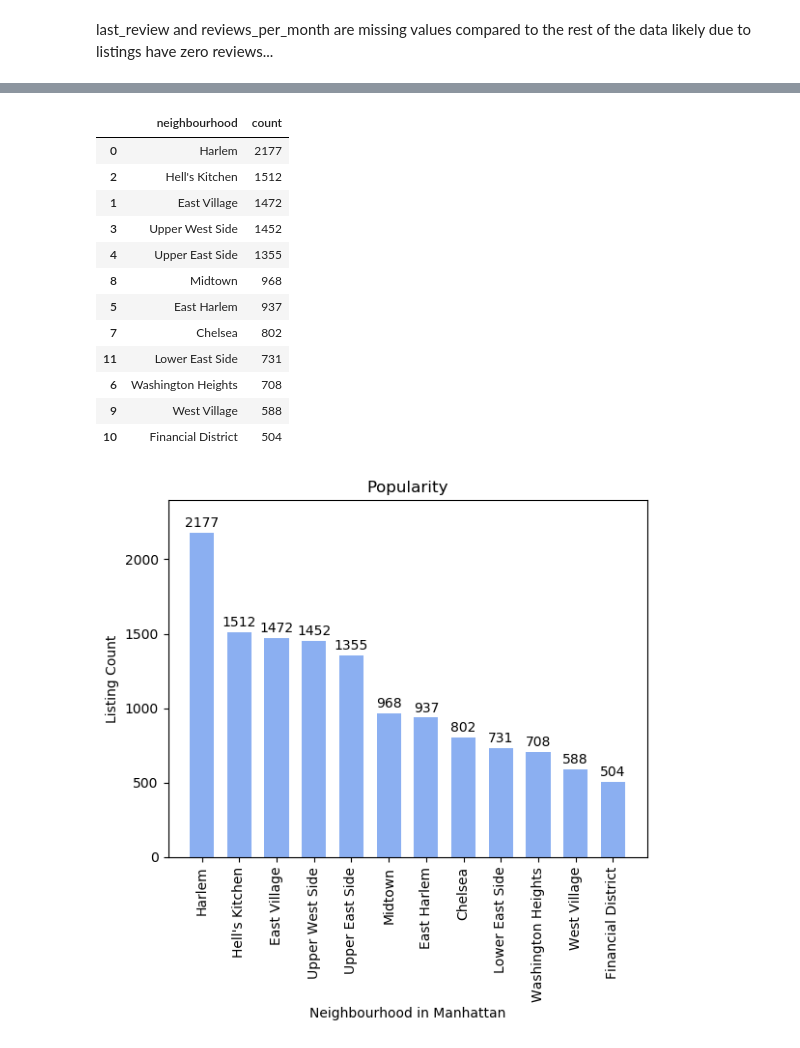
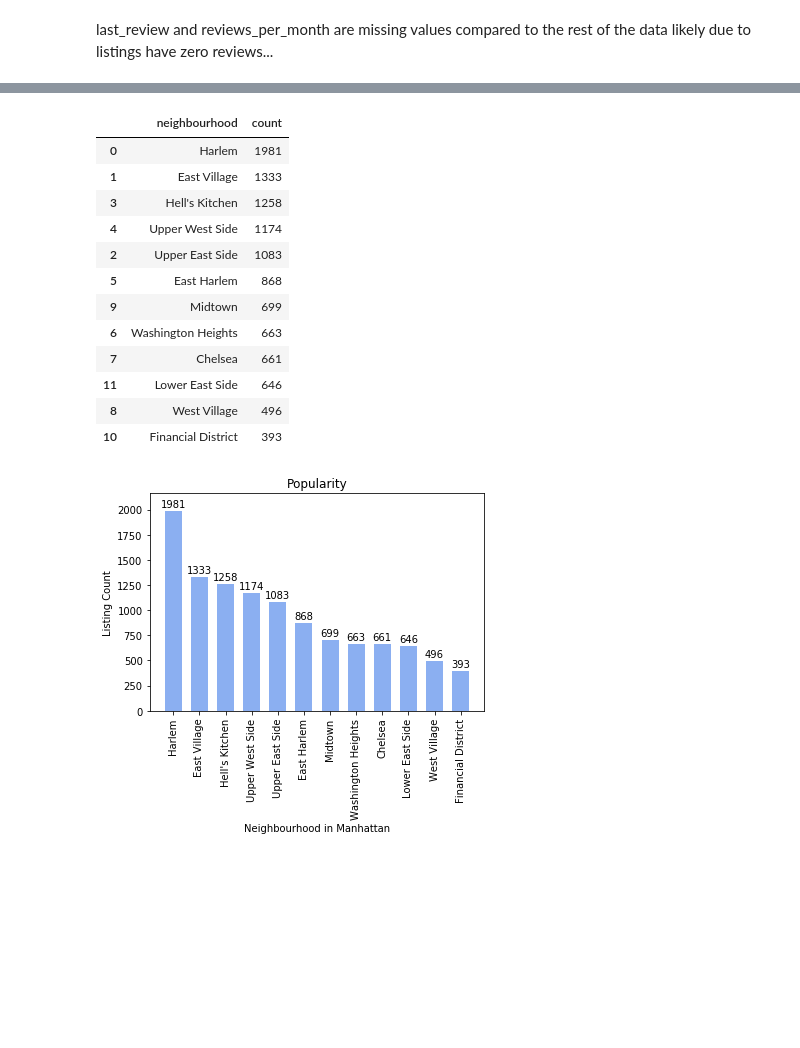
Before and after one commit to alexturkmen/Airbnb-New-York-Renterpreneurs, a Jupyter notebook: Manhattan.ipynb, the cells around one changed output, grey strips where cells are left out. Saved outputs shown, nothing was run; the diff lists cells and outputs as text; code cells hidden in the pictures; blank space fills up the shorter version.

```diff
--- a/Manhattan.ipynb
+++ b/Manhattan.ipynb
@@ -91,3 +81,0 @@ See the caveats in the documentation: https://pandas.pydata.org/pandas-docs/stab
-# %%
-manhattan_airbnb_df['last_review'] = manhattan_airbnb_df['last_review'].replace(np.nan, '9999-12-31') # last_review is a string
-manhattan_airbnb_df
@@ -112,0 +105,3 @@ See the caveats in the documentation: https://pandas.pydata.org/pandas-docs/stab
+# %%
+manhattan_airbnb_df = manhattan_airbnb_df.loc[(manhattan_airbnb_df['price'] <= 407.5) & (manhattan_airbnb_df['minimum_nights'] <= 13.5) & (manhattan_airbnb_df['number_of_reviews'] > 0)]
+manhattan_airbnb_df
@@ -113,17 +122,17 @@ See the caveats in the documentation: https://pandas.pydata.org/pandas-docs/stab
 # %%
-price_bins = [0,49.9,99.9,149.9,249.9,499.9,10001]
-price_bin_names = ['0-49','50-99','100-149','150-249','250-499','>500']
+price_bins = [0,49.9,99.9,149.9,249.9,399.9,10001]
+price_bin_names = ['0-49','50-99','100-149','150-249','250-399','>400']
 
 manhattan_airbnb_df['price range'] = pd.cut(manhattan_airbnb_df['price'],price_bins,labels=price_bin_names)
 
 # Getting rid of 3 elements; 1. Properties with overnight accomodation prices >1000
 # 2. Properties with overnight stays > 30
 # 3. Properties with 0 reviews
-manhattan_airbnb_df_1000 = manhattan_airbnb_df.loc[manhattan_airbnb_df['price'] <= 1000]
-manhattan_airbnb_df_1000 = manhattan_airbnb_df_1000.loc[manhattan_airbnb_df_1000['minimum_nights'] <= 30]
-manhattan_airbnb_df_1000 = manhattan_airbnb_df_1000.loc[manhattan_airbnb_df_1000['number_of_reviews'] > 0]
+# manhattan_airbnb_df_1000 = manhattan_airbnb_df.loc[manhattan_airbnb_df['price'] <= 1000]
+# manhattan_airbnb_df_1000 = manhattan_airbnb_df_1000.loc[manhattan_airbnb_df_1000['minimum_nights'] <= 30]
+# manhattan_airbnb_df_1000 = manhattan_airbnb_df_1000.loc[manhattan_airbnb_df_1000['number_of_reviews'] > 0]
 
-neighbourhood_by_count = manhattan_airbnb_df_1000[['neighbourhood', 'room_type', 'price range','number_of_reviews','minimum_nights','min_price_to_stay']].groupby(['neighbourhood', 'room_type', 'price range']).agg(['count', 'mean', 'min', 'max'])
+neighbourhood_by_count = manhattan_airbnb_df[['neighbourhood', 'room_type', 'price range','number_of_reviews','minimum_nights','min_price_to_stay']].groupby(['neighbourhood', 'room_type', 'price range']).agg(['count', 'mean', 'min', 'max'])
 neighbourhood_by_count = neighbourhood_by_count.sort_values(by=('number_of_reviews', 'count'), ascending=False)
 
 neighbourhood_by_count.head(25)
@@ -163,7 +172,7 @@ manhattan_neighbourhood_listing_count = []
 
 
 for n in manhattan_neighbourhood_by_popularity:
-    count = len(manhattan_airbnb_df_1000.loc[manhattan_airbnb_df_1000['neighbourhood'] == n])
+    count = len(manhattan_airbnb_df.loc[manhattan_airbnb_df['neighbourhood'] == n])
     manhattan_neighbourhood_listing_count.append(count)
 
 listing_count_by_neighbourhood_df = pd.DataFrame({
@@ -175,53 +184,53 @@ listing_count_by_neighbourhood_df = listing_count_by_neighbourhood_df.sort_value
 listing_count_by_neighbourhood_df
 # %% [output]
 |  | neighbourhood | count |
-| 0 | Harlem | 2177 |
-| 2 | Hell's Kitchen | 1512 |
-| 1 | East Village | 1472 |
-| 3 | Upper West Side | 1452 |
-| 4 | Upper East Side | 1355 |
-| 8 | Midtown | 968 |
-| 5 | East Harlem | 937 |
-| 7 | Chelsea | 802 |
-| 11 | Lower East Side | 731 |
-| 6 | Washington Heights | 708 |
-| 9 | West Village | 588 |
-| 10 | Financial District | 504 |
+| 0 | Harlem | 1981 |
+| 1 | East Village | 1333 |
+| 3 | Hell's Kitchen | 1258 |
+| 4 | Upper West Side | 1174 |
+| 2 | Upper East Side | 1083 |
+| 5 | East Harlem | 868 |
+| 9 | Midtown | 699 |
+| 6 | Washington Heights | 663 |
+| 7 | Chelsea | 661 |
+| 11 | Lower East Side | 646 |
+| 8 | West Village | 496 |
+| 10 | Financial District | 393 |
 # %%
 fig, ax = plt.subplots()
 
 x_axis = np.arange(len(manhattan_neighbourhood_by_popularity))
 
 tick_locations = [value for value in x_axis]
 plt.xticks(tick_locations, listing_count_by_neighbourhood_df['neighbourhood'], rotation=90)
 
 y_axis = listing_count_by_neighbourhood_df['count']
 
 
 rects1 = ax.bar(x_axis, y_axis, color="cornflowerblue", alpha=0.75, align="center",  width=0.65)
 
 ax.set_ylabel('Listing Count')
 ax.set_title('Popularity')
 ax.set_xlabel('Neighbourhood in Manhattan')
-ax.set_ylim(0,max(manhattan_neighbourhood_listing_count)+220)
+ax.set_ylim(0,max(manhattan_neighbourhood_listing_count)+180)
 
 
 def autolabel(rects):
     # Attach a text label above each bar in *rects*, displaying its height.
     for rect in rects:
         height = rect.get_height()
         ax.annotate('{}'.format(height),
                     xy=(rect.get_x() + rect.get_width() / 2, height),
                     xytext=(0, 2),
                     textcoords="offset points",
                     ha='center', va='bottom')
 
 
 autolabel(rects1)
 
 plt.show()
 # %% [output]
-[figure, old version]
+[figure, new version]
 # %%
 neighbourhood_by_price = neighbourhood_by_count.head(25)
 
```
Also changed, not shown: parts of 19 cells of this notebook.
